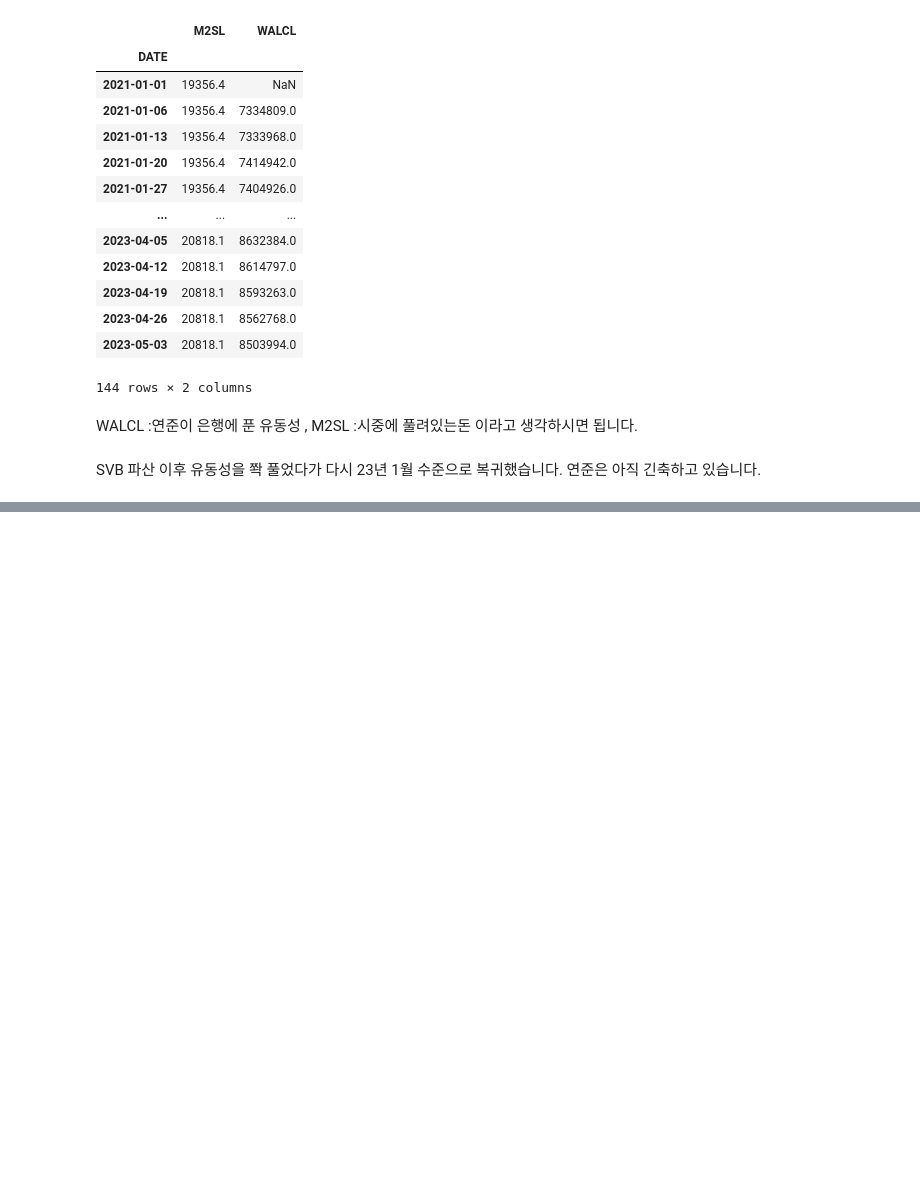
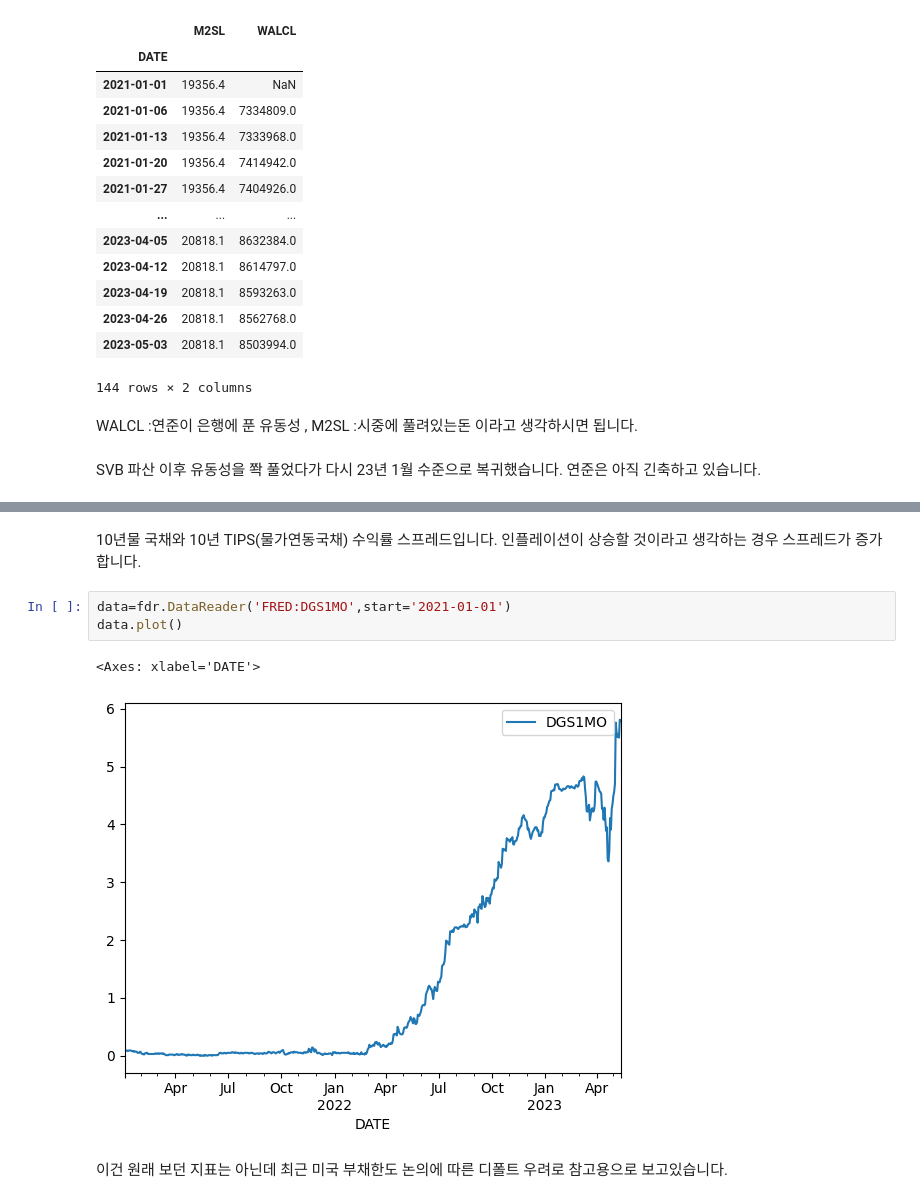
Before and after one commit to hojune2/_investment, a Jupyter notebook: macro.ipynb, the cells around one changed output, grey strips where cells are left out. Cells and saved outputs as stored; diff of their text form; blank space fills up the shorter version.

```diff
--- a/macro.ipynb
+++ b/macro.ipynb
@@ -32,0 +39,10 @@ SVB 파산 이후 유동성을 쫙 풀었다가 다시 23년 1월 수준으로
+# %% [markdown]
+10년물 국채와 10년 TIPS(물가연동국채) 수익률 스프레드입니다. 인플레이션이 상승할 것이라고 생각하는 경우 스프레드가 증가합니다.
+# %%
+data=fdr.DataReader('FRED:DGS1MO',start='2021-01-01')
+data.plot()
+# %% [output]
+<Axes: xlabel='DATE'>
+[figure, added]
+# %% [markdown]
+이건 원래 보던 지표는 아닌데 최근 미국 부채한도 논의에 따른 디폴트 우려로 참고용으로 보고있습니다.
```
Also changed, not shown: parts of 2 cells of this notebook.
